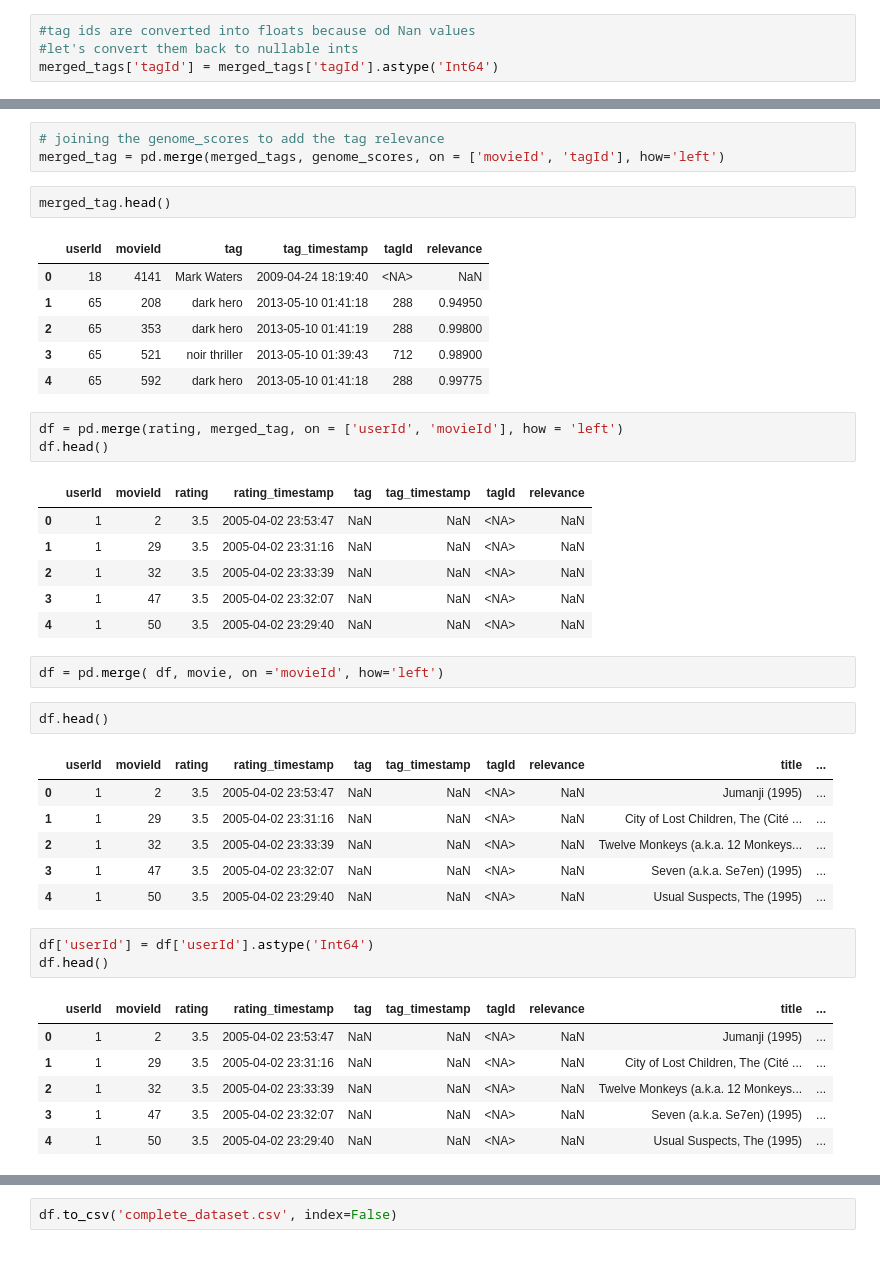
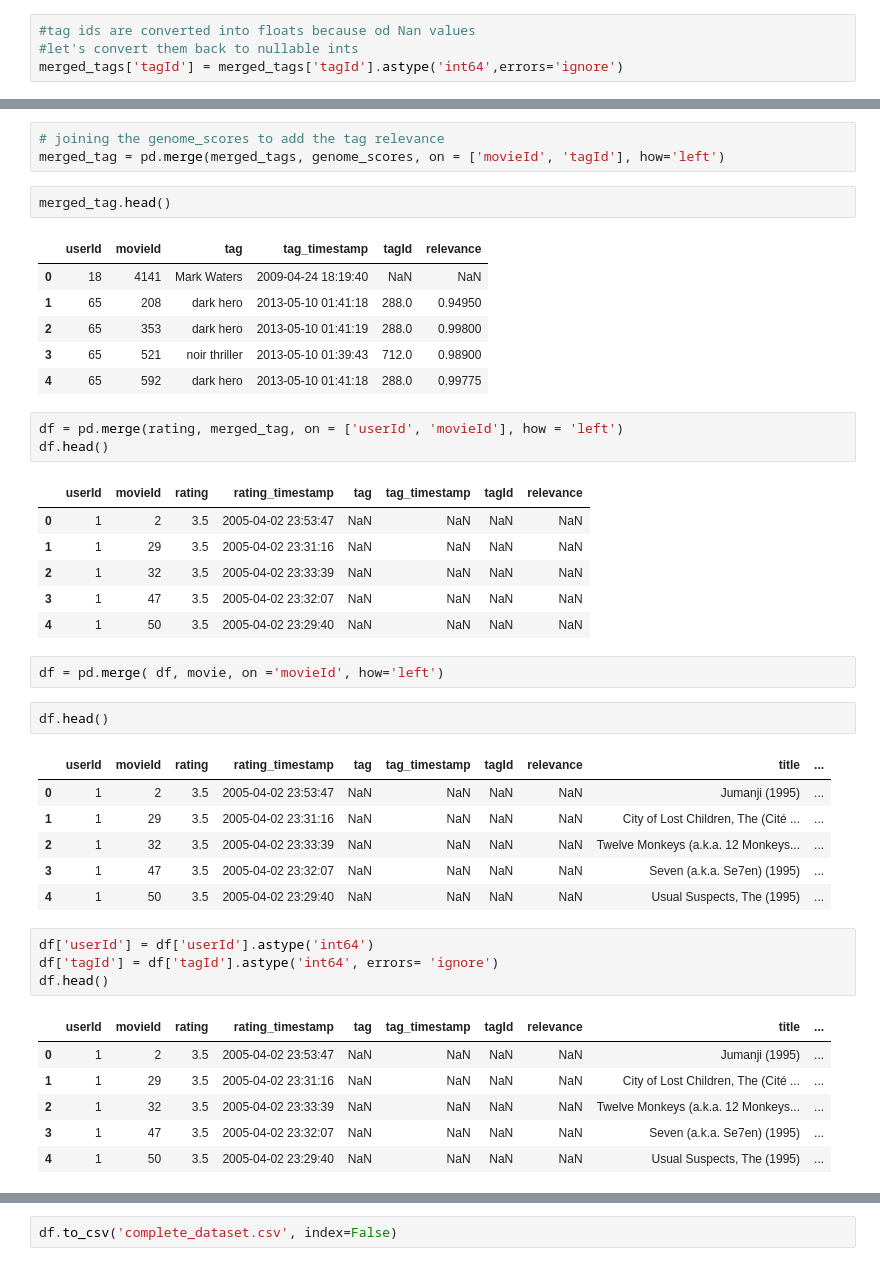
Before and after one commit to delgiudice1967219/ADM_HW4, a Jupyter notebook: main.ipynb, the cells around one changed output, grey strips where cells are left out. Saved outputs shown, nothing was run; the diff lists cells and outputs as text.

```diff
--- a/main.ipynb
+++ b/main.ipynb
@@ -228,7 +228,7 @@ merged_tags.head()
 # %%
 #tag ids are converted into floats because od Nan values
 #let's convert them back to nullable ints
-merged_tags['tagId'] = merged_tags['tagId'].astype('Int64')
+merged_tags['tagId'] = merged_tags['tagId'].astype('int64',errors='ignore')
 # %%
 merged_tags.head()
 # %% [output]
@@ -245,39 +245,40 @@ merged_tag = pd.merge(merged_tags, genome_scores, on = ['movieId', 'tagId'], how
 merged_tag.head()
 # %% [output]
 |  | userId | movieId | tag | tag_timestamp | tagId | relevance |
-| 0 | 18 | 4141 | Mark Waters | 2009-04-24 18:19:40 | <NA> | NaN |
-| 1 | 65 | 208 | dark hero | 2013-05-10 01:41:18 | 288 | 0.94950 |
-| 2 | 65 | 353 | dark hero | 2013-05-10 01:41:19 | 288 | 0.99800 |
-| 3 | 65 | 521 | noir thriller | 2013-05-10 01:39:43 | 712 | 0.98900 |
-| 4 | 65 | 592 | dark hero | 2013-05-10 01:41:18 | 288 | 0.99775 |
+| 0 | 18 | 4141 | Mark Waters | 2009-04-24 18:19:40 | NaN | NaN |
+| 1 | 65 | 208 | dark hero | 2013-05-10 01:41:18 | 288.0 | 0.94950 |
+| 2 | 65 | 353 | dark hero | 2013-05-10 01:41:19 | 288.0 | 0.99800 |
+| 3 | 65 | 521 | noir thriller | 2013-05-10 01:39:43 | 712.0 | 0.98900 |
+| 4 | 65 | 592 | dark hero | 2013-05-10 01:41:18 | 288.0 | 0.99775 |
 # %%
 df = pd.merge(rating, merged_tag, on = ['userId', 'movieId'], how = 'left')
 df.head()
 # %% [output]
 |  | userId | movieId | rating | rating_timestamp | tag | tag_timestamp | tagId | relevance |
-| 0 | 1 | 2 | 3.5 | 2005-04-02 23:53:47 | NaN | NaN | <NA> | NaN |
-| 1 | 1 | 29 | 3.5 | 2005-04-02 23:31:16 | NaN | NaN | <NA> | NaN |
-| 2 | 1 | 32 | 3.5 | 2005-04-02 23:33:39 | NaN | NaN | <NA> | NaN |
-| 3 | 1 | 47 | 3.5 | 2005-04-02 23:32:07 | NaN | NaN | <NA> | NaN |
-| 4 | 1 | 50 | 3.5 | 2005-04-02 23:29:40 | NaN | NaN | <NA> | NaN |
+| 0 | 1 | 2 | 3.5 | 2005-04-02 23:53:47 | NaN | NaN | NaN | NaN |
+| 1 | 1 | 29 | 3.5 | 2005-04-02 23:31:16 | NaN | NaN | NaN | NaN |
+| 2 | 1 | 32 | 3.5 | 2005-04-02 23:33:39 | NaN | NaN | NaN | NaN |
+| 3 | 1 | 47 | 3.5 | 2005-04-02 23:32:07 | NaN | NaN | NaN | NaN |
+| 4 | 1 | 50 | 3.5 | 2005-04-02 23:29:40 | NaN | NaN | NaN | NaN |
 # %%
 df = pd.merge( df, movie, on ='movieId', how='left')
 # %%
 df.head()
 # %% [output]
 |  | userId | movieId | rating | rating_timestamp | tag | tag_timestamp | tagId | relevance | title | ... |
-| 0 | 1 | 2 | 3.5 | 2005-04-02 23:53:47 | NaN | NaN | <NA> | NaN | Jumanji (1995) | ... |
-| 1 | 1 | 29 | 3.5 | 2005-04-02 23:31:16 | NaN | NaN | <NA> | NaN | City of Lost Children, The (Cité ... | ... |
-| 2 | 1 | 32 | 3.5 | 2005-04-02 23:33:39 | NaN | NaN | <NA> | NaN | Twelve Monkeys (a.k.a. 12 Monkeys... | ... |
-| 3 | 1 | 47 | 3.5 | 2005-04-02 23:32:07 | NaN | NaN | <NA> | NaN | Seven (a.k.a. Se7en) (1995) | ... |
-| 4 | 1 | 50 | 3.5 | 2005-04-02 23:29:40 | NaN | NaN | <NA> | NaN | Usual Suspects, The (1995) | ... |
+| 0 | 1 | 2 | 3.5 | 2005-04-02 23:53:47 | NaN | NaN | NaN | NaN | Jumanji (1995) | ... |
+| 1 | 1 | 29 | 3.5 | 2005-04-02 23:31:16 | NaN | NaN | NaN | NaN | City of Lost Children, The (Cité ... | ... |
+| 2 | 1 | 32 | 3.5 | 2005-04-02 23:33:39 | NaN | NaN | NaN | NaN | Twelve Monkeys (a.k.a. 12 Monkeys... | ... |
+| 3 | 1 | 47 | 3.5 | 2005-04-02 23:32:07 | NaN | NaN | NaN | NaN | Seven (a.k.a. Se7en) (1995) | ... |
+| 4 | 1 | 50 | 3.5 | 2005-04-02 23:29:40 | NaN | NaN | NaN | NaN | Usual Suspects, The (1995) | ... |
 # %%
-df['userId'] = df['userId'].astype('Int64')
+df['userId'] = df['userId'].astype('int64')
+df['tagId'] = df['tagId'].astype('int64', errors= 'ignore')
 df.head()
 # %% [output]
 |  | userId | movieId | rating | rating_timestamp | tag | tag_timestamp | tagId | relevance | title | ... |
-| 0 | 1 | 2 | 3.5 | 2005-04-02 23:53:47 | NaN | NaN | <NA> | NaN | Jumanji (1995) | ... |
-| 1 | 1 | 29 | 3.5 | 2005-04-02 23:31:16 | NaN | NaN | <NA> | NaN | City of Lost Children, The (Cité ... | ... |
-| 2 | 1 | 32 | 3.5 | 2005-04-02 23:33:39 | NaN | NaN | <NA> | NaN | Twelve Monkeys (a.k.a. 12 Monkeys... | ... |
-| 3 | 1 | 47 | 3.5 | 2005-04-02 23:32:07 | NaN | NaN | <NA> | NaN | Seven (a.k.a. Se7en) (1995) | ... |
-| 4 | 1 | 50 | 3.5 | 2005-04-02 23:29:40 | NaN | NaN | <NA> | NaN | Usual Suspects, The (1995) | ... |
+| 0 | 1 | 2 | 3.5 | 2005-04-02 23:53:47 | NaN | NaN | NaN | NaN | Jumanji (1995) | ... |
+| 1 | 1 | 29 | 3.5 | 2005-04-02 23:31:16 | NaN | NaN | NaN | NaN | City of Lost Children, The (Cité ... | ... |
+| 2 | 1 | 32 | 3.5 | 2005-04-02 23:33:39 | NaN | NaN | NaN | NaN | Twelve Monkeys (a.k.a. 12 Monkeys... | ... |
+| 3 | 1 | 47 | 3.5 | 2005-04-02 23:32:07 | NaN | NaN | NaN | NaN | Seven (a.k.a. Se7en) (1995) | ... |
+| 4 | 1 | 50 | 3.5 | 2005-04-02 23:29:40 | NaN | NaN | NaN | NaN | Usual Suspects, The (1995) | ... |
```
Also changed, not shown: parts of 7 cells of this notebook, 1 other file.
